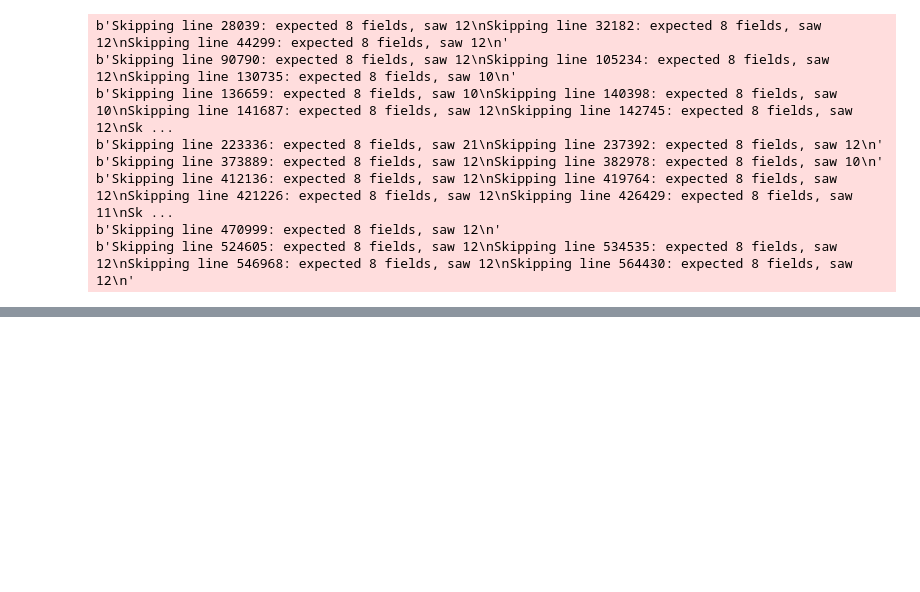
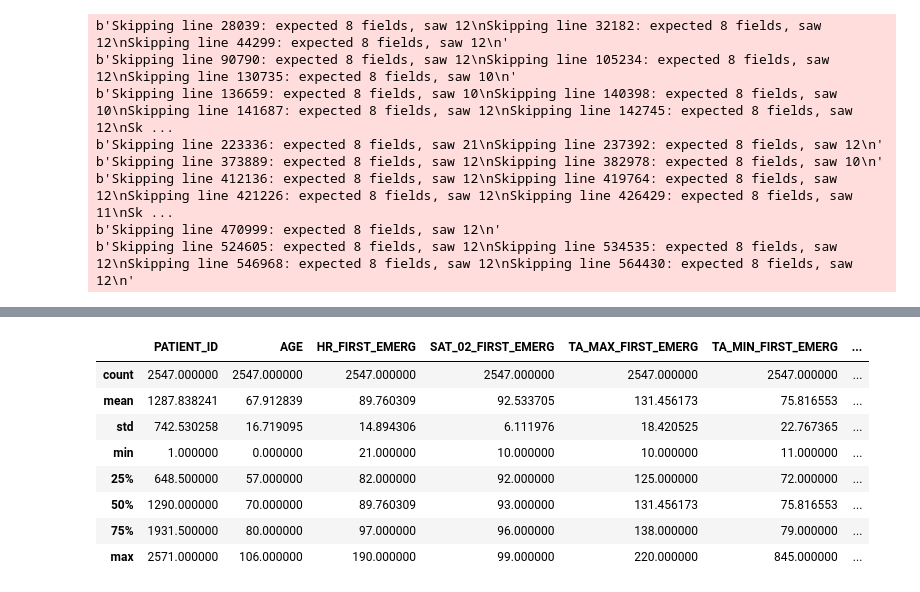
Before and after one commit to unaicarbajo/one-class-covid19, a Jupyter notebook: covid19_prognosis.ipynb, the cells around one changed output, grey strips where cells are left out. Cells and saved outputs as stored; diff of their text form; code cells hidden in the pictures; blank space fills up the shorter version.

```diff
--- a/covid19_prognosis.ipynb
+++ b/covid19_prognosis.ipynb
@@ -271,0 +276,12 @@ Outlier removal.
+# %%
+df_patient.describe()
+# %% [output]
+|  | PATIENT_ID | AGE | HR_FIRST_EMERG | SAT_02_FIRST_EMERG | TA_MAX_FIRST_EMERG | TA_MIN_FIRST_EMERG | ... |
+| count | 2547.000000 | 2547.000000 | 2547.000000 | 2547.000000 | 2547.000000 | 2547.000000 | ... |
+| mean | 1287.838241 | 67.912839 | 89.760309 | 92.533705 | 131.456173 | 75.816553 | ... |
+| std | 742.530258 | 16.719095 | 14.894306 | 6.111976 | 18.420525 | 22.767365 | ... |
+| min | 1.000000 | 0.000000 | 21.000000 | 10.000000 | 10.000000 | 11.000000 | ... |
+| 25% | 648.500000 | 57.000000 | 82.000000 | 92.000000 | 125.000000 | 72.000000 | ... |
+| 50% | 1290.000000 | 70.000000 | 89.760309 | 93.000000 | 131.456173 | 75.816553 | ... |
+| 75% | 1931.500000 | 80.000000 | 97.000000 | 96.000000 | 138.000000 | 79.000000 | ... |
+| max | 2571.000000 | 106.000000 | 190.000000 | 99.000000 | 220.000000 | 845.000000 | ... |
```
Also changed, not shown: parts of 41 cells of this notebook.
